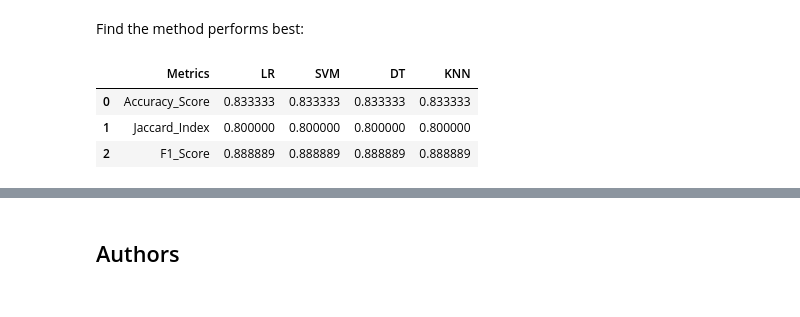
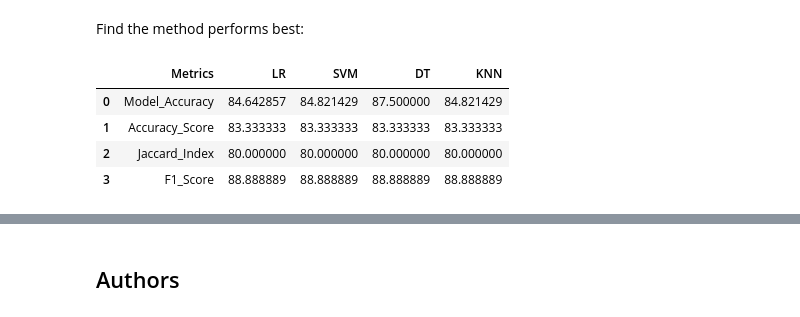
Before and after one commit to KhaulaKhawer/Applied-DS-Capstone, a Jupyter notebook: SpaceX_Machine Learning Prediction_Part_5.ipynb, the cells around one changed output, grey strips where cells are left out. Cells and saved outputs as stored; diff of their text form; code cells hidden in the pictures.

```diff
--- a/SpaceX_Machine Learning Prediction_Part_5.ipynb
+++ b/SpaceX_Machine Learning Prediction_Part_5.ipynb
@@ -451,14 +443,17 @@ F1-Score: 0.89
 # %% [markdown]
 Find the method performs best:
 # %%
-Report = {"Metrics":["Accuracy_Score","Jaccard_Index","F1_Score"],
-          "LR": [LR_Accuracy_Score,LR_JaccardIndex,LR_F1_Score],
-          "SVM": [SVM_Accuracy_Score,SVM_JaccardIndex,SVM_F1_Score],
-         "DT": [DT_Accuracy_Score,DT_JaccardIndex,DT_F1_Score],
-         "KNN": [KNN_Accuracy_Score,KNN_JaccardIndex,KNN_F1_Score]}
-pd.DataFrame(Report)
+Report = {"Metrics":["Model_Accuracy","Accuracy_Score","Jaccard_Index","F1_Score"],
+          "LR": [logreg_cv.best_score_*100,LR_Accuracy_Score*100,LR_JaccardIndex*100,LR_F1_Score*100],
+          "SVM": [svm_cv.best_score_*100,SVM_Accuracy_Score*100,SVM_JaccardIndex*100,SVM_F1_Score*100],
+         "DT": [tree_cv.best_score_*100,DT_Accuracy_Score*100,DT_JaccardIndex*100,DT_F1_Score*100],
+         "KNN": [knn_cv.best_score_*100,KNN_Accuracy_Score*100,KNN_JaccardIndex*100,KNN_F1_Score*100]}
+Report_df=pd.DataFrame(Report)
+#Report_df = Report_df.transpose()
+Report_df
 # %% [output]
 |  | Metrics | LR | SVM | DT | KNN |
-| 0 | Accuracy_Score | 0.833333 | 0.833333 | 0.833333 | 0.833333 |
-| 1 | Jaccard_Index | 0.800000 | 0.800000 | 0.800000 | 0.800000 |
-| 2 | F1_Score | 0.888889 | 0.888889 | 0.888889 | 0.888889 |
+| 0 | Model_Accuracy | 84.642857 | 84.821429 | 87.500000 | 84.821429 |
+| 1 | Accuracy_Score | 83.333333 | 83.333333 | 83.333333 | 83.333333 |
+| 2 | Jaccard_Index | 80.000000 | 80.000000 | 80.000000 | 80.000000 |
+| 3 | F1_Score | 88.888889 | 88.888889 | 88.888889 | 88.888889 |
```
Also changed, not shown: parts of 6 cells of this notebook.
